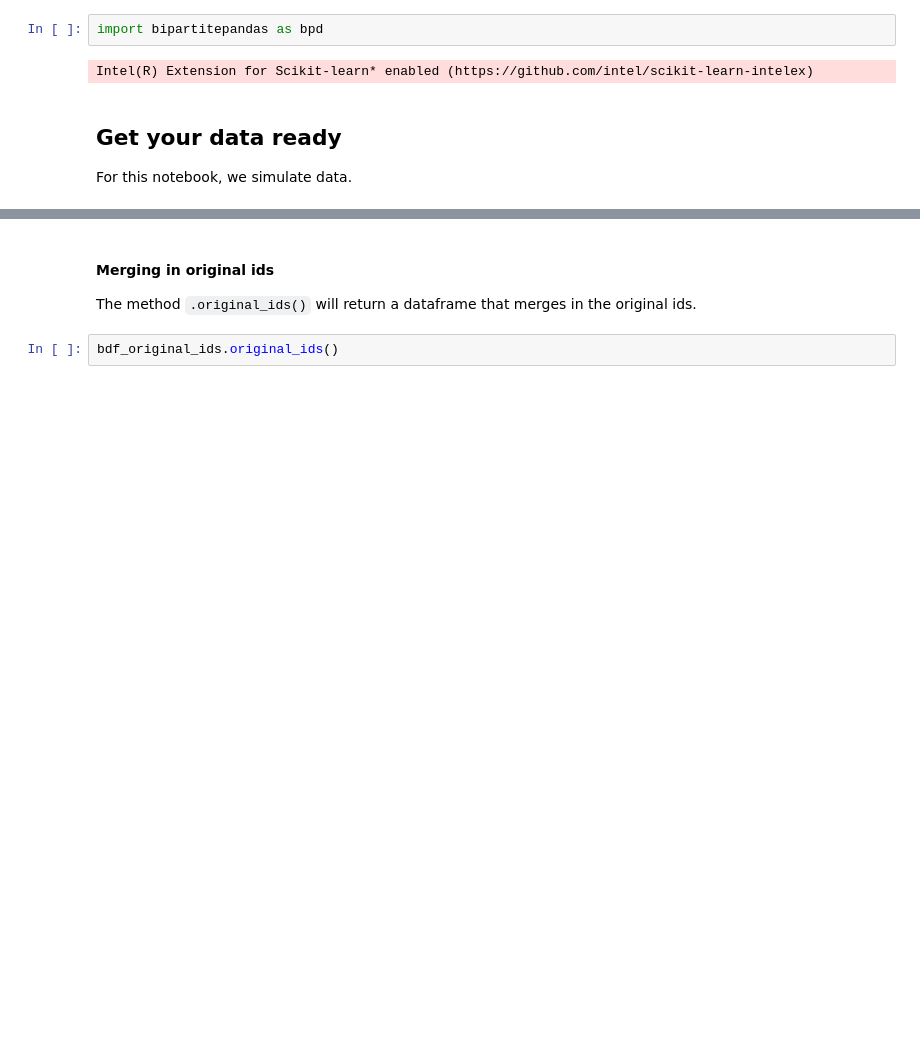
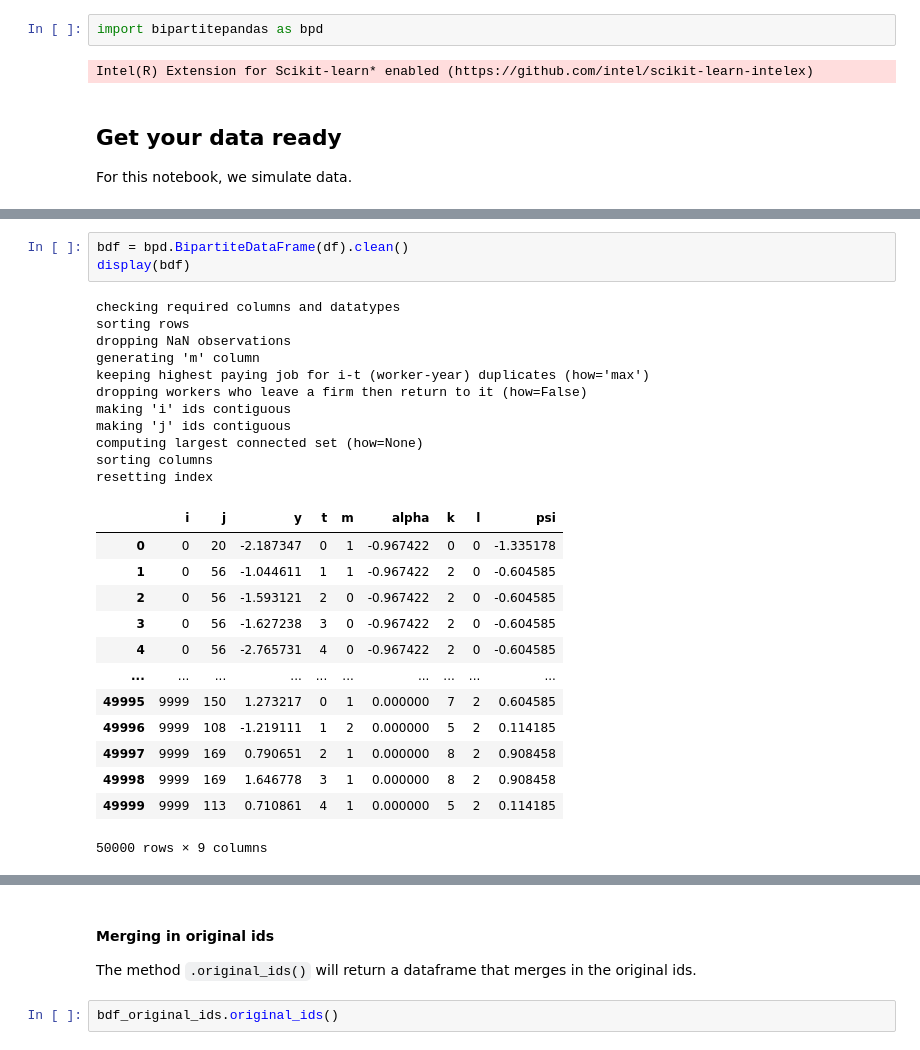
Before and after one commit to tlamadon/bipartitepandas, a Jupyter notebook: docs/source/notebooks/advanced_features.ipynb, the cells around one changed output, grey strips where cells are left out. Drawn from its saved outputs; the diff is of its cells as text; blank space fills up the shorter version.

```diff
--- a/docs/source/notebooks/advanced_features.ipynb
+++ b/docs/source/notebooks/advanced_features.ipynb
@@ -88,0 +85,28 @@ Notice that in this example we use `j / 2`, so that `j` will be modified during
+# %%
+bdf = bpd.BipartiteDataFrame(df).clean()
+display(bdf)
+# %% [output]
+checking required columns and datatypes
+sorting rows
+dropping NaN observations
+generating 'm' column
+keeping highest paying job for i-t (worker-year) duplicates (how='max')
+dropping workers who leave a firm then return to it (how=False)
+making 'i' ids contiguous
+making 'j' ids contiguous
+computing largest connected set (how=None)
+sorting columns
+resetting index
+|  | i | j | y | t | m | alpha | k | l | psi |
+| 0 | 0 | 20 | -2.187347 | 0 | 1 | -0.967422 | 0 | 0 | -1.335178 |
+| 1 | 0 | 56 | -1.044611 | 1 | 1 | -0.967422 | 2 | 0 | -0.604585 |
+| 2 | 0 | 56 | -1.593121 | 2 | 0 | -0.967422 | 2 | 0 | -0.604585 |
+| 3 | 0 | 56 | -1.627238 | 3 | 0 | -0.967422 | 2 | 0 | -0.604585 |
+| 4 | 0 | 56 | -2.765731 | 4 | 0 | -0.967422 | 2 | 0 | -0.604585 |
+| ... | ... | ... | ... | ... | ... | ... | ... | ... | ... |
+| 49995 | 9999 | 150 | 1.273217 | 0 | 1 | 0.000000 | 7 | 2 | 0.604585 |
+| 49996 | 9999 | 108 | -1.219111 | 1 | 2 | 0.000000 | 5 | 2 | 0.114185 |
+| 49997 | 9999 | 169 | 0.790651 | 2 | 1 | 0.000000 | 8 | 2 | 0.908458 |
+| 49998 | 9999 | 169 | 1.646778 | 3 | 1 | 0.000000 | 8 | 2 | 0.908458 |
+| 49999 | 9999 | 113 | 0.710861 | 4 | 1 | 0.000000 | 5 | 2 | 0.114185 |
+50000 rows × 9 columns
```
Also changed, not shown: parts of 7 cells of this notebook.
